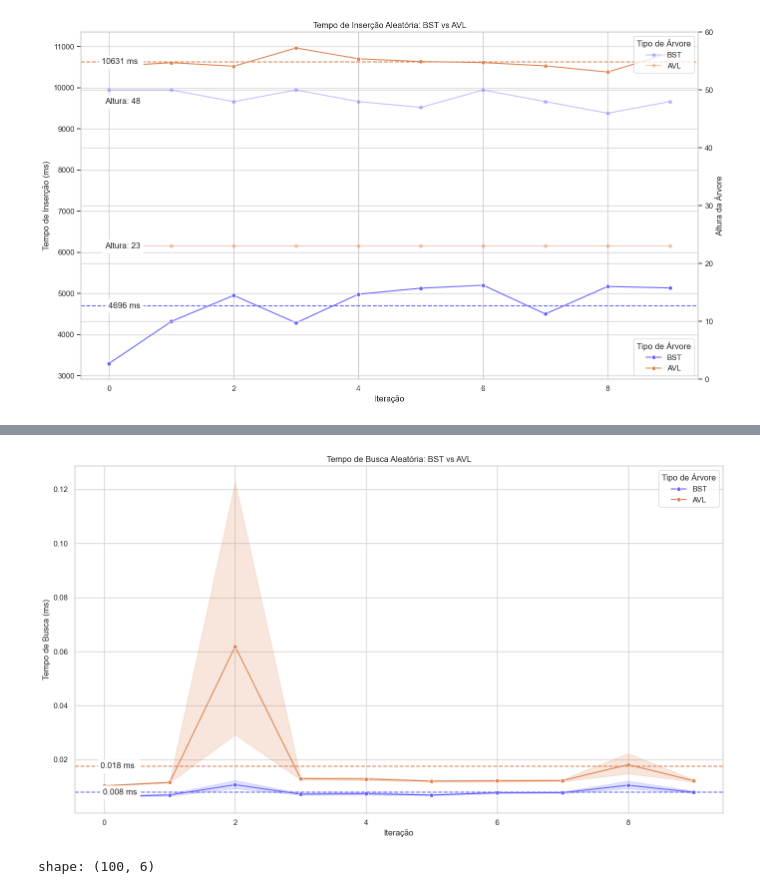
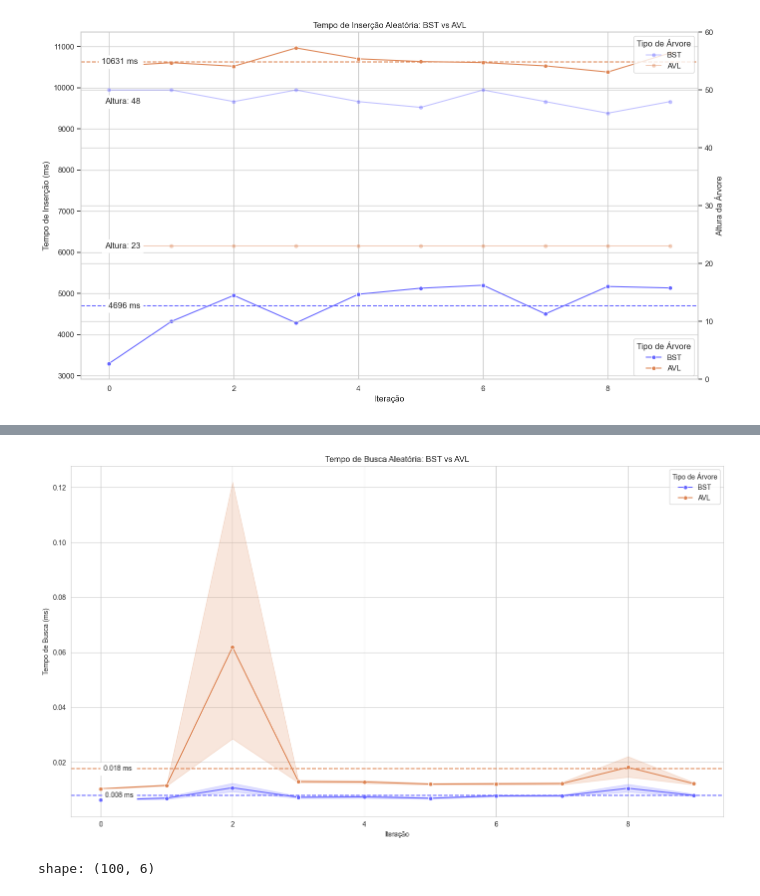
Before and after one commit to z-fab/ppgca, a Jupyter notebook: programacao-algoritmos/projeto-arvore/notebook/analise.ipynb, the cells around one changed output, grey strips where cells are left out. Drawn from its saved outputs; the diff is of its cells as text; code cells hidden in the pictures.

```diff
--- a/programacao-algoritmos/projeto-arvore/notebook/analise.ipynb
+++ b/programacao-algoritmos/projeto-arvore/notebook/analise.ipynb
@@ -6,6 +6,8 @@ import polars as pl
 
 import matplotlib.pyplot as plt
 import seaborn as sns
+
+sns.set_style("whitegrid")
 # %%
 df = (
     pl.read_parquet("../data/imdb.parquet")
@@ -68,6 +70,9 @@ with open("../data/result_id.pkl", "rb") as f:
 
 with open("../data/result_id_ordenado.pkl", "rb") as f:
     data_ordenado = pickle.load(f)
+
+with open("../data/result_id_ordem_exec.pkl", "rb") as f:
+    data_novo_algoritmo = pickle.load(f)
 # %%
 df_insercao = pl.DataFrame(data['result_insercao'])
 df_busca = pl.DataFrame(data['result_search'])
@@ -233,42 +309,54 @@ plt.show()
 # %%
+plt.figure(figsize=(14, 8))
+
 sns.lineplot(
-    data=df_busca, x="n_iter", y="tempo_busca_bst", marker="o", label="BST", color="#6464FF"
+    data=df_busca,
+    x="n_iter",
+    y="tempo_busca_bst",
+    marker="o",
+    label="BST",
+    color="#6464FF",
 )
 sns.lineplot(
-    data=df_busca, x="n_iter", y="tempo_busca_avl", marker="o", label="AVL", color="#DD8453"
+    data=df_busca,
+    x="n_iter",
+    y="tempo_busca_avl",
+    marker="o",
+    label="AVL",
+    color="#DD8453",
 )
 
 
 # tempo médio
 plt.axhline(df_busca["tempo_busca_bst"].mean(), color="#6464FF", linestyle="--")
 plt.axhline(df_busca["tempo_busca_avl"].mean(), color="#DD8453", linestyle="--")
 
 # anotação com o tempo médio
 plt.text(
     0.5,
     df_busca["tempo_busca_bst"].mean(),
     f"{df_busca['tempo_busca_bst'].mean():.3f} ms",
     ha="right",
     va="center",
     backgroundcolor="w",
 )
 plt.text(
     0.5,
     df_busca["tempo_busca_avl"].mean(),
     f"{df_busca['tempo_busca_avl'].mean():.3f} ms ",
     ha="right",
     va="center",
     backgroundcolor="w",
 )
 
 plt.xlabel("Iteração")
 plt.ylabel("Tempo de Busca (ms)")
 plt.title("Tempo de Busca Aleatória: BST vs AVL")
 plt.legend(title="Tipo de Árvore")
 plt.tight_layout()
 plt.show()
 # %% [output]
-[figure, old version]
+[figure, new version]
 # %%
 df_busca_ordenado
 # %% [output]
```
Also changed, not shown: parts of 3 cells of this notebook.
